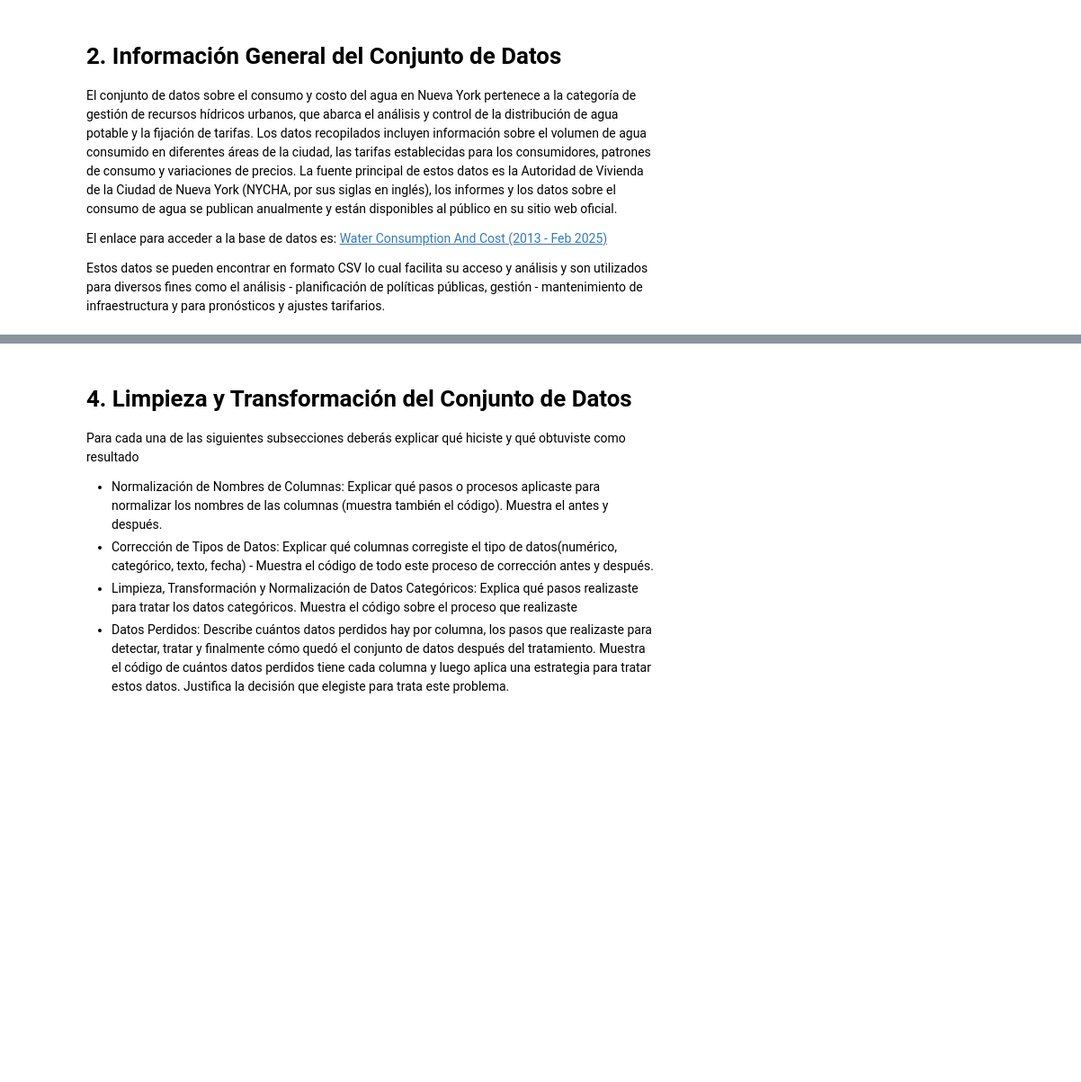
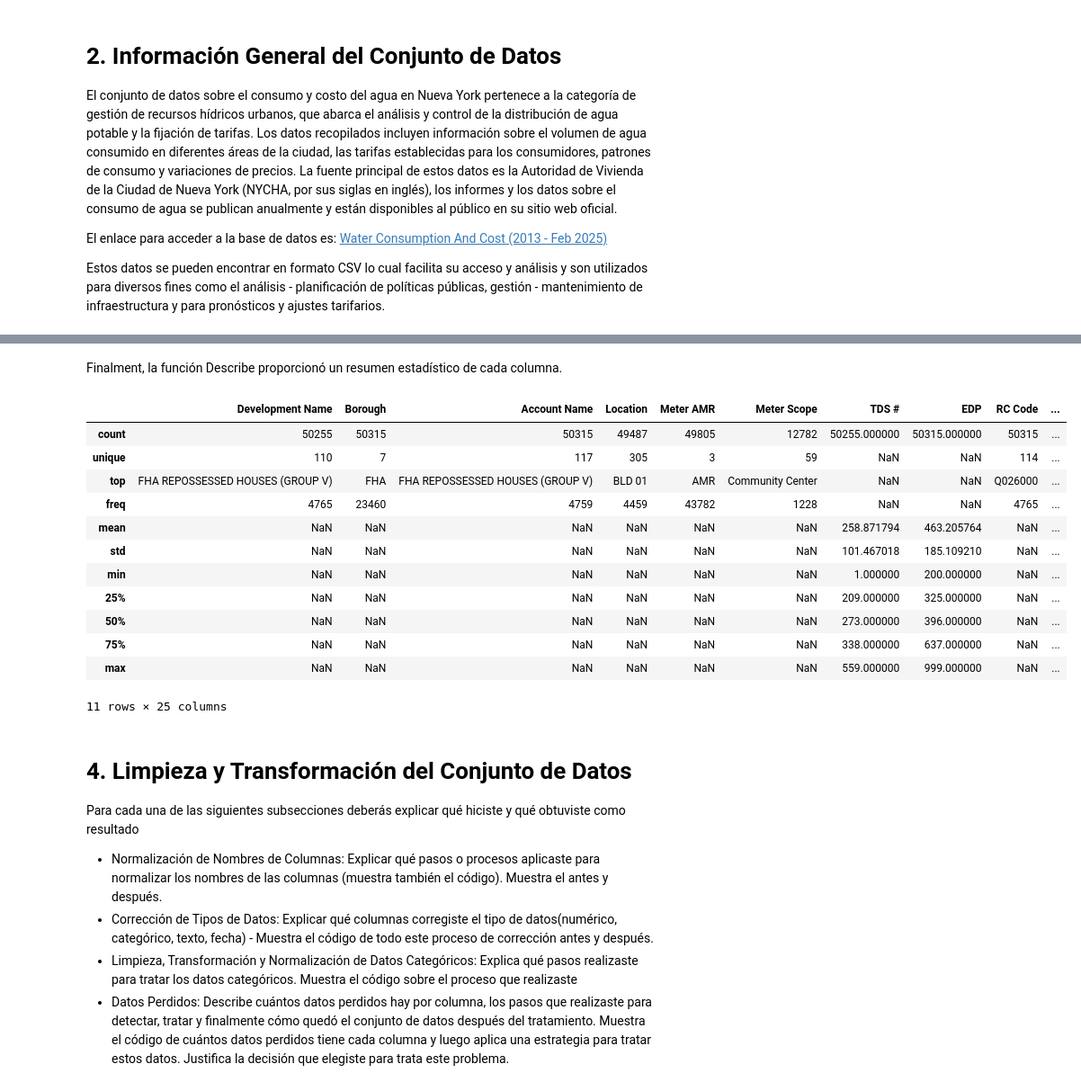
Before and after one commit to jonathanahc/Proyecto, a Jupyter notebook: ProyectoProgADAP_255497NvaVersion.ipynb, the cells around one changed output, grey strips where cells are left out. Shown at 90% size. Saved outputs shown, nothing was run; the diff lists cells and outputs as text; code cells hidden in the pictures; blank space fills up the shorter version.

```diff
--- a/ProyectoProgADAP_255497NvaVersion.ipynb
+++ b/ProyectoProgADAP_255497NvaVersion.ipynb
@@ -35,0 +41,2 @@ RECUERDA AGREGAR UNA O VARIAS CELDAS DE CÓDIGO
+# %%
+df = pd.read_csv('/content/drive/MyDrive/ProyectoProgramacion/Water_Consumption_And_Cost__2013_-_Feb_2023__20250216.csv', engine="python")
@@ -36,3 +81,21 @@ RECUERDA AGREGAR UNA O VARIAS CELDAS DE CÓDIGO
+# %% [markdown]
+Finalment, la función Describe proporcionó un resumen estadístico de cada columna.
+# %%
+df.describe(include='all')
+# %% [output]
+|  | Development Name | Borough | Account Name | Location | Meter AMR | Meter Scope | TDS # | EDP | RC Code | ... |
+| count | 50255 | 50315 | 50315 | 49487 | 49805 | 12782 | 50255.000000 | 50315.000000 | 50315 | ... |
+| unique | 110 | 7 | 117 | 305 | 3 | 59 | NaN | NaN | 114 | ... |
+| top | FHA REPOSSESSED HOUSES (GROUP V) | FHA | FHA REPOSSESSED HOUSES (GROUP V) | BLD 01 | AMR | Community Center | NaN | NaN | Q026000 | ... |
+| freq | 4765 | 23460 | 4759 | 4459 | 43782 | 1228 | NaN | NaN | 4765 | ... |
+| mean | NaN | NaN | NaN | NaN | NaN | NaN | 258.871794 | 463.205764 | NaN | ... |
+| std | NaN | NaN | NaN | NaN | NaN | NaN | 101.467018 | 185.109210 | NaN | ... |
+| min | NaN | NaN | NaN | NaN | NaN | NaN | 1.000000 | 200.000000 | NaN | ... |
+| 25% | NaN | NaN | NaN | NaN | NaN | NaN | 209.000000 | 325.000000 | NaN | ... |
+| 50% | NaN | NaN | NaN | NaN | NaN | NaN | 273.000000 | 396.000000 | NaN | ... |
+| 75% | NaN | NaN | NaN | NaN | NaN | NaN | 338.000000 | 637.000000 | NaN | ... |
+| max | NaN | NaN | NaN | NaN | NaN | NaN | 559.000000 | 999.000000 | NaN | ... |
+11 rows × 25 columns
 # %% [markdown]
 # **4. Limpieza y Transformación del Conjunto de Datos**
 
```
Also changed, not shown: parts of 11 cells of this notebook.
